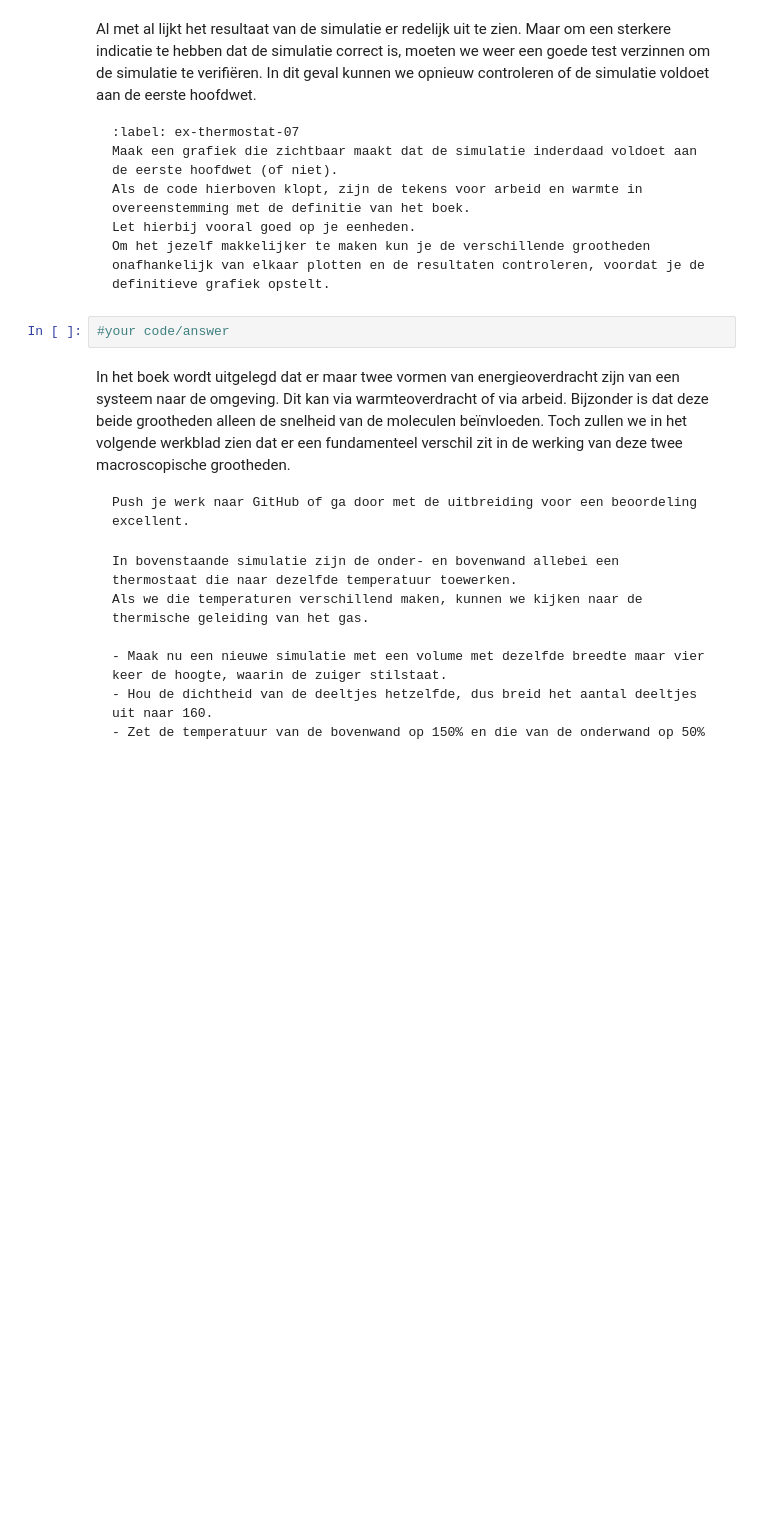
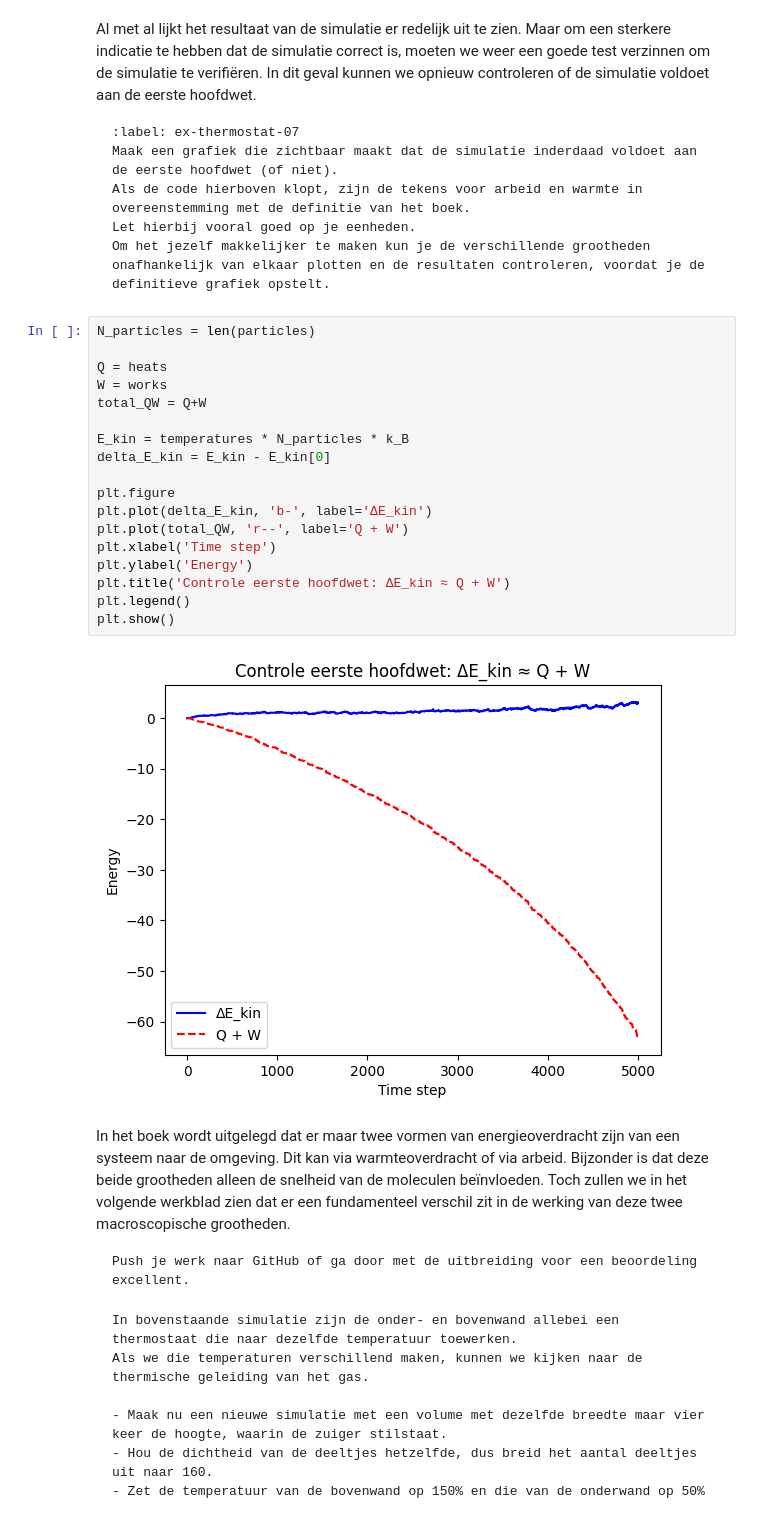
Before and after one commit to yaeljawahierkhan/21, a Jupyter notebook: Content/PySim/8_thermostaat.ipynb, the cells around one changed output. Saved outputs shown, nothing was run; the diff lists cells and outputs as text; blank space fills up the shorter version.

````diff
--- a/Content/PySim/8_thermostaat.ipynb
+++ b/Content/PySim/8_thermostaat.ipynb
@@ -413,7 +440,25 @@ Let hierbij vooral goed op je eenheden.
 Om het jezelf makkelijker te maken kun je de verschillende grootheden onafhankelijk van elkaar plotten en de resultaten controleren, voordat je de definitieve grafiek opstelt.
 ```
 # %%
-#your code/answer
+N_particles = len(particles)
+
+Q = heats
+W = works
+total_QW = Q+W
+
+E_kin = temperatures * N_particles * k_B
+delta_E_kin = E_kin - E_kin[0]
+
+plt.figure
+plt.plot(delta_E_kin, 'b-', label='ΔE_kin')
+plt.plot(total_QW, 'r--', label='Q + W')
+plt.xlabel('Time step')
+plt.ylabel('Energy')
+plt.title('Controle eerste hoofdwet: ΔE_kin ≈ Q + W')
+plt.legend()
+plt.show()
+# %% [output]
+[figure, added]
 # %% [markdown]
 In het boek wordt uitgelegd dat er maar twee vormen van energieoverdracht zijn van een systeem naar de omgeving. Dit kan via warmteoverdracht of via arbeid.
 Bijzonder is dat deze beide grootheden alleen de snelheid van de moleculen beïnvloeden.
````
Also changed, not shown: parts of 7 cells of this notebook.
